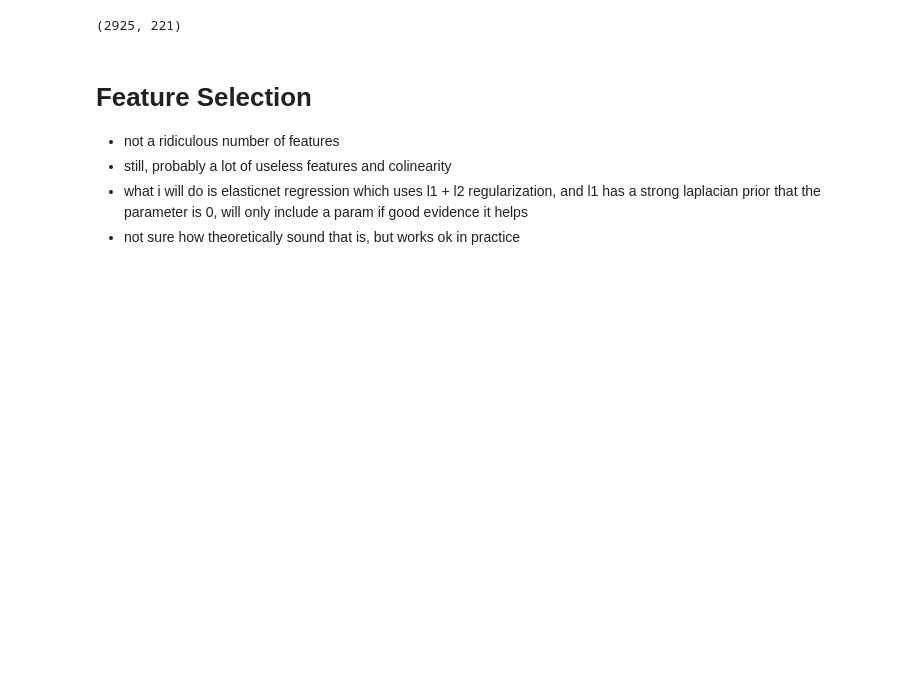
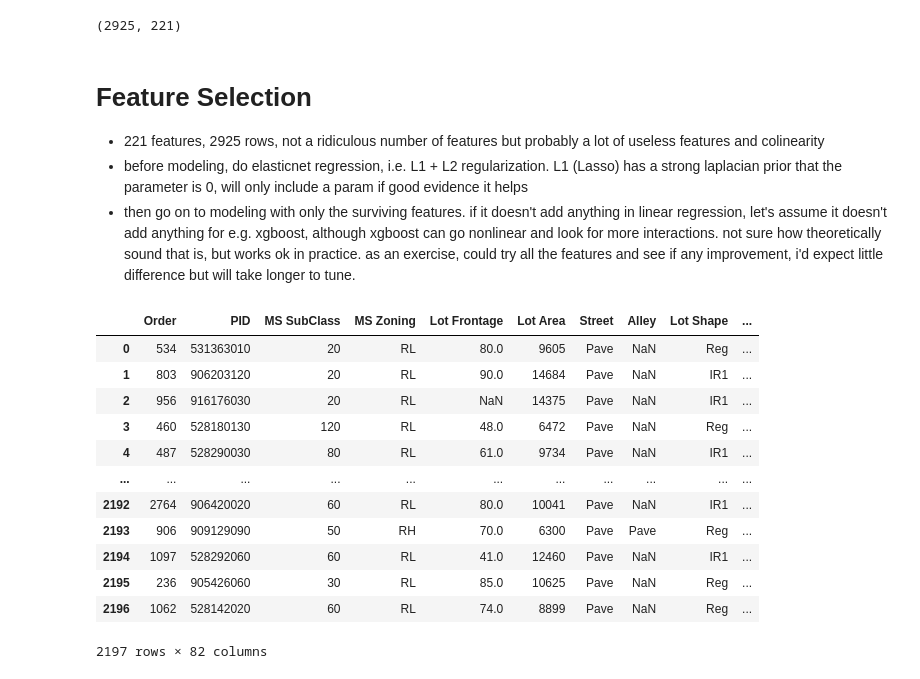
Before and after one commit to druce/iowa, a Jupyter notebook: ChatGPT_datascience.ipynb, the cells around one changed output. Drawn from its saved outputs; the diff is of its cells as text; code cells hidden in the pictures; blank space fills up the shorter version.

```diff
--- a/ChatGPT_datascience.ipynb
+++ b/ChatGPT_datascience.ipynb
@@ -2221,7 +2293,23 @@ df.to_csv("df_train_scrub.csv")
 # %% [markdown]
 # Feature Selection
 
-- not a ridiculous number of features
-- still, probably a lot of useless features and colinearity
-- what i will do is elasticnet regression which uses l1 + l2 regularization, and l1 has a strong laplacian prior that the parameter is 0, will only include a param if good evidence it helps
-- not sure how theoretically sound that is, but works ok in practice
+- 221 features, 2925 rows, not a ridiculous number of features but probably a lot of useless features and colinearity
+- before modeling, do elasticnet regression, i.e. L1 + L2 regularization. L1 (Lasso) has a strong laplacian prior that the parameter is 0, will only include a param if good evidence it helps
+- then go on to modeling with only the surviving features. if it doesn't add anything in linear regression, let's assume it doesn't add anything for e.g. xgboost, although xgboost can go nonlinear and look for more interactions. not sure how theoretically sound that is, but works ok in practice. as an exercise, could try all the features and see if any improvement, i'd expect little difference but will take longer to tune.
+# %%
+df_train = pd.read_csv("AmesTrain.csv")
+df_train
+# %% [output]
+|  | Order | PID | MS SubClass | MS Zoning | Lot Frontage | Lot Area | Street | Alley | Lot Shape | ... |
+| 0 | 534 | 531363010 | 20 | RL | 80.0 | 9605 | Pave | NaN | Reg | ... |
+| 1 | 803 | 906203120 | 20 | RL | 90.0 | 14684 | Pave | NaN | IR1 | ... |
+| 2 | 956 | 916176030 | 20 | RL | NaN | 14375 | Pave | NaN | IR1 | ... |
+| 3 | 460 | 528180130 | 120 | RL | 48.0 | 6472 | Pave | NaN | Reg | ... |
+| 4 | 487 | 528290030 | 80 | RL | 61.0 | 9734 | Pave | NaN | IR1 | ... |
+| ... | ... | ... | ... | ... | ... | ... | ... | ... | ... | ... |
+| 2192 | 2764 | 906420020 | 60 | RL | 80.0 | 10041 | Pave | NaN | IR1 | ... |
+| 2193 | 906 | 909129090 | 50 | RH | 70.0 | 6300 | Pave | Pave | Reg | ... |
+| 2194 | 1097 | 528292060 | 60 | RL | 41.0 | 12460 | Pave | NaN | IR1 | ... |
+| 2195 | 236 | 905426060 | 30 | RL | 85.0 | 10625 | Pave | NaN | Reg | ... |
+| 2196 | 1062 | 528142020 | 60 | RL | 74.0 | 8899 | Pave | NaN | Reg | ... |
+2197 rows × 82 columns
```
Also changed, not shown: parts of 11 cells of this notebook, 1 other file.
